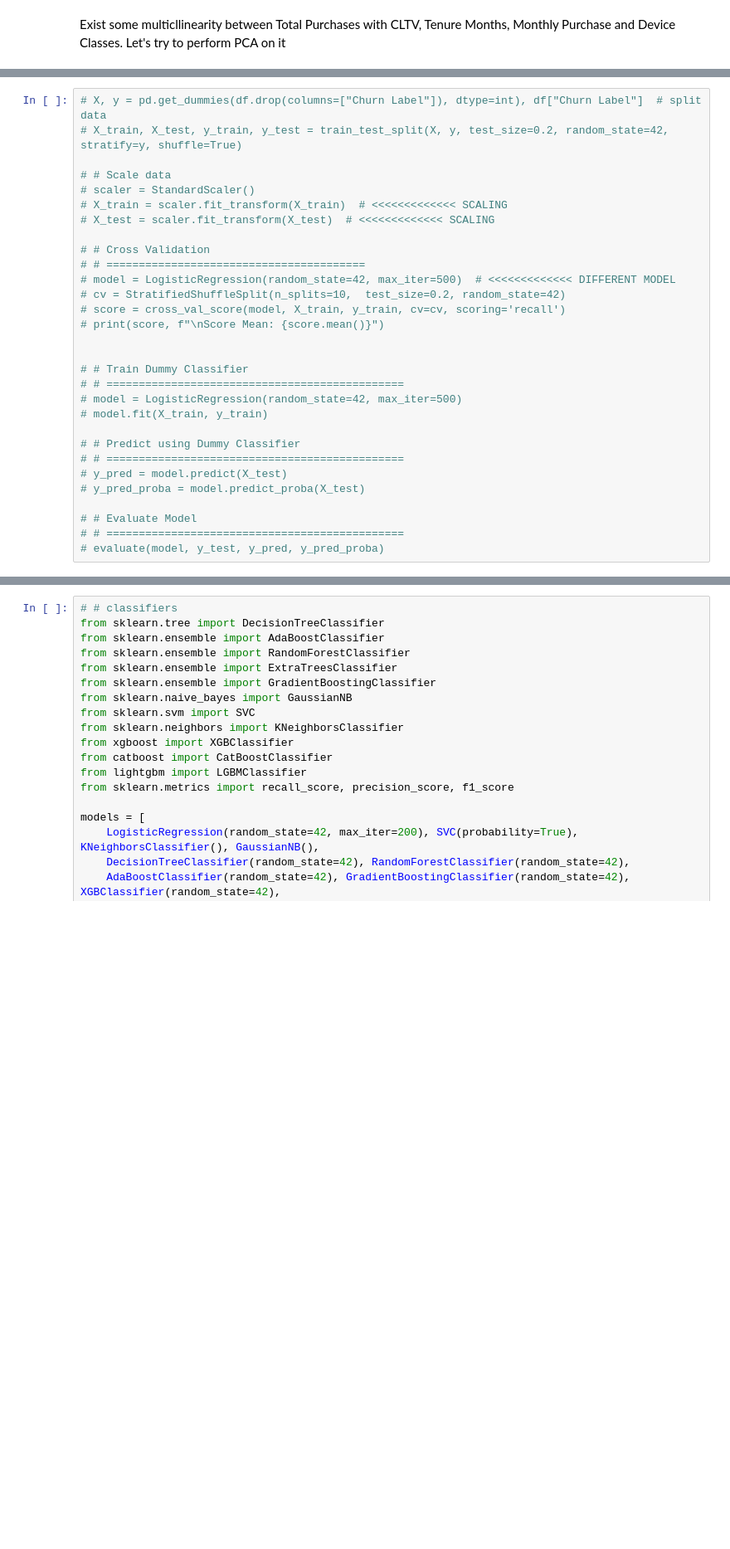
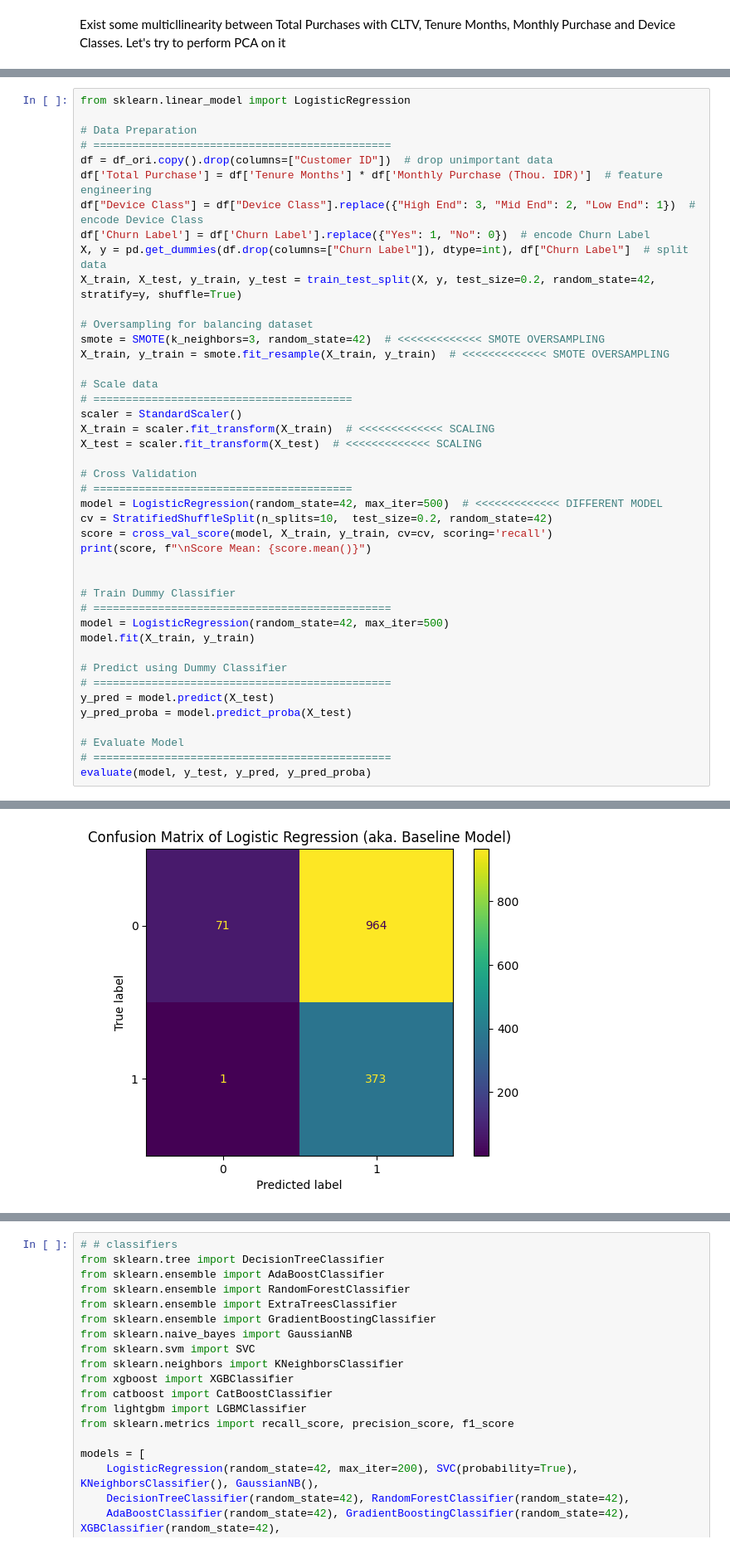
Before and after one commit to marcellinus-witarsah/data-challenge-dsw-2023, a Jupyter notebook: notebooks/03_churn_model.ipynb, the cells around one changed output, grey strips where cells are left out. Shown at 83% size. Cells and saved outputs as stored; diff of their text form; blank space fills up the shorter version.

Commit message:
oversampling didn't do much

```diff
--- a/notebooks/03_churn_model.ipynb
+++ b/notebooks/03_churn_model.ipynb
@@ -716,30 +723,44 @@ Index(['Tenure Months', 'Location', 'Device Class', 'Games Product',
 # %%
-# X, y = pd.get_dummies(df.drop(columns=["Churn Label"]), dtype=int), df["Churn Label"]  # split data
-# X_train, X_test, y_train, y_test = train_test_split(X, y, test_size=0.2, random_state=42, stratify=y, shuffle=True)
+from sklearn.linear_model import LogisticRegression
 
-# # Scale data
-# scaler = StandardScaler()
-# X_train = scaler.fit_transform(X_train)  # <<<<<<<<<<<<< SCALING
-# X_test = scaler.fit_transform(X_test)  # <<<<<<<<<<<<< SCALING
+# Data Preparation
+# ==============================================
+df = df_ori.copy().drop(columns=["Customer ID"])  # drop unimportant data
+df['Total Purchase'] = df['Tenure Months'] * df['Monthly Purchase (Thou. IDR)']  # feature engineering
+df["Device Class"] = df["Device Class"].replace({"High End": 3, "Mid End": 2, "Low End": 1})  # encode Device Class
+df['Churn Label'] = df['Churn Label'].replace({"Yes": 1, "No": 0})  # encode Churn Label
+X, y = pd.get_dummies(df.drop(columns=["Churn Label"]), dtype=int), df["Churn Label"]  # split data
+X_train, X_test, y_train, y_test = train_test_split(X, y, test_size=0.2, random_state=42, stratify=y, shuffle=True)
 
-# # Cross Validation
-# # ========================================
-# model = LogisticRegression(random_state=42, max_iter=500)  # <<<<<<<<<<<<< DIFFERENT MODEL
-# cv = StratifiedShuffleSplit(n_splits=10,  test_size=0.2, random_state=42)
-# score = cross_val_score(model, X_train, y_train, cv=cv, scoring='recall')
-# print(score, f"\nScore Mean: {score.mean()}")
+# Oversampling for balancing dataset
+smote = SMOTE(k_neighbors=3, random_state=42)  # <<<<<<<<<<<<< SMOTE OVERSAMPLING
+X_train, y_train = smote.fit_resample(X_train, y_train)  # <<<<<<<<<<<<< SMOTE OVERSAMPLING
+
+# Scale data
+# ========================================
+scaler = StandardScaler()
+X_train = scaler.fit_transform(X_train)  # <<<<<<<<<<<<< SCALING
+X_test = scaler.fit_transform(X_test)  # <<<<<<<<<<<<< SCALING
+
+# Cross Validation
+# ========================================
+model = LogisticRegression(random_state=42, max_iter=500)  # <<<<<<<<<<<<< DIFFERENT MODEL
+cv = StratifiedShuffleSplit(n_splits=10,  test_size=0.2, random_state=42)
+score = cross_val_score(model, X_train, y_train, cv=cv, scoring='recall')
+print(score, f"\nScore Mean: {score.mean()}")
 
 
-# # Train Dummy Classifier
-# # ==============================================
-# model = LogisticRegression(random_state=42, max_iter=500)
-# model.fit(X_train, y_train)
+# Train Dummy Classifier
+# ==============================================
+model = LogisticRegression(random_state=42, max_iter=500)
+model.fit(X_train, y_train)
 
-# # Predict using Dummy Classifier
-# # ==============================================
-# y_pred = model.predict(X_test)
-# y_pred_proba = model.predict_proba(X_test)
+# Predict using Dummy Classifier
+# ==============================================
+y_pred = model.predict(X_test)
+y_pred_proba = model.predict_proba(X_test)
 
-# # Evaluate Model
-# # ==============================================
-# evaluate(model, y_test, y_pred, y_pred_proba)
+# Evaluate Model
+# ==============================================
+evaluate(model, y_test, y_pred, y_pred_proba)
+# %% [output]
@@ -745,0 +778 @@ Index(['Tenure Months', 'Location', 'Device Class', 'Games Product',
+[figure, added]
```
Also changed, not shown: parts of 30 cells of this notebook.
